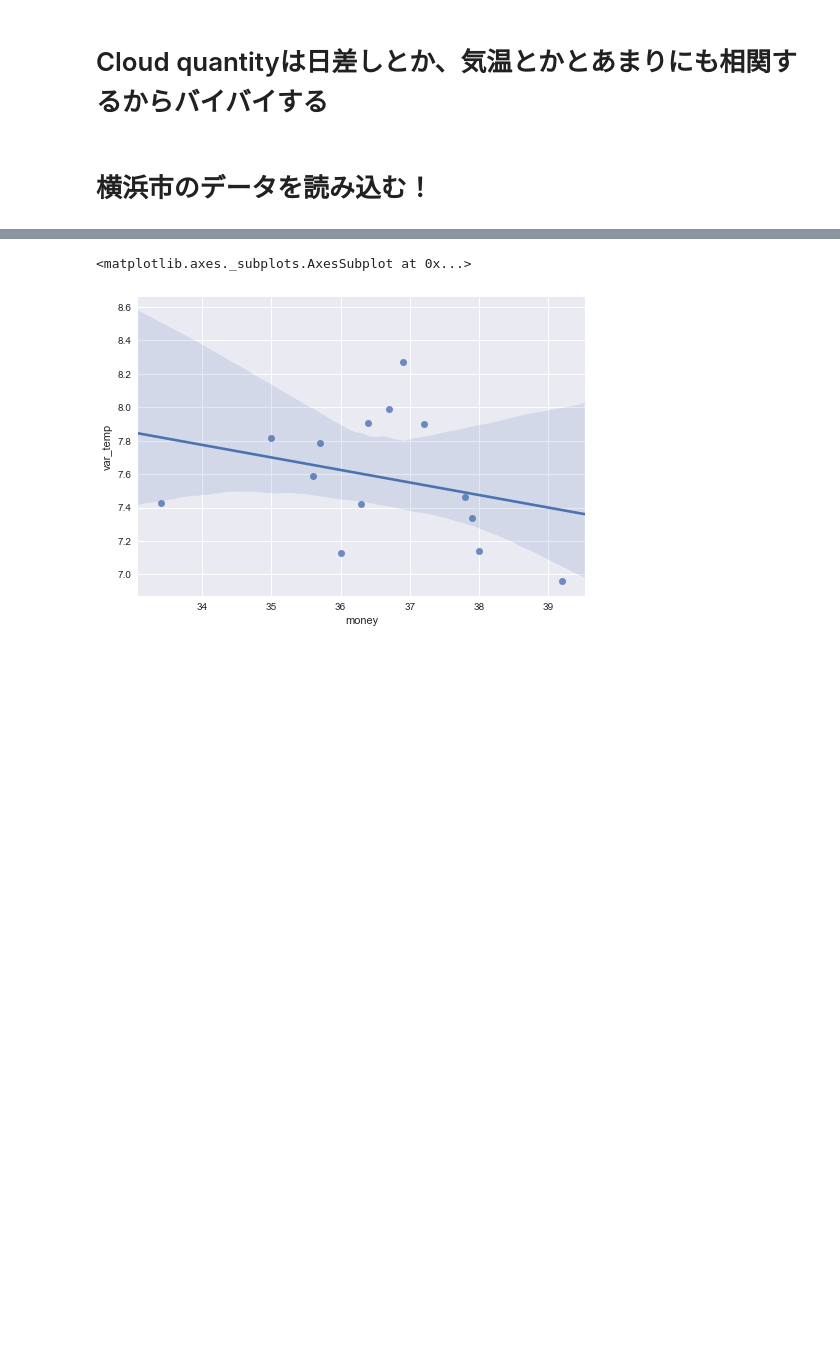
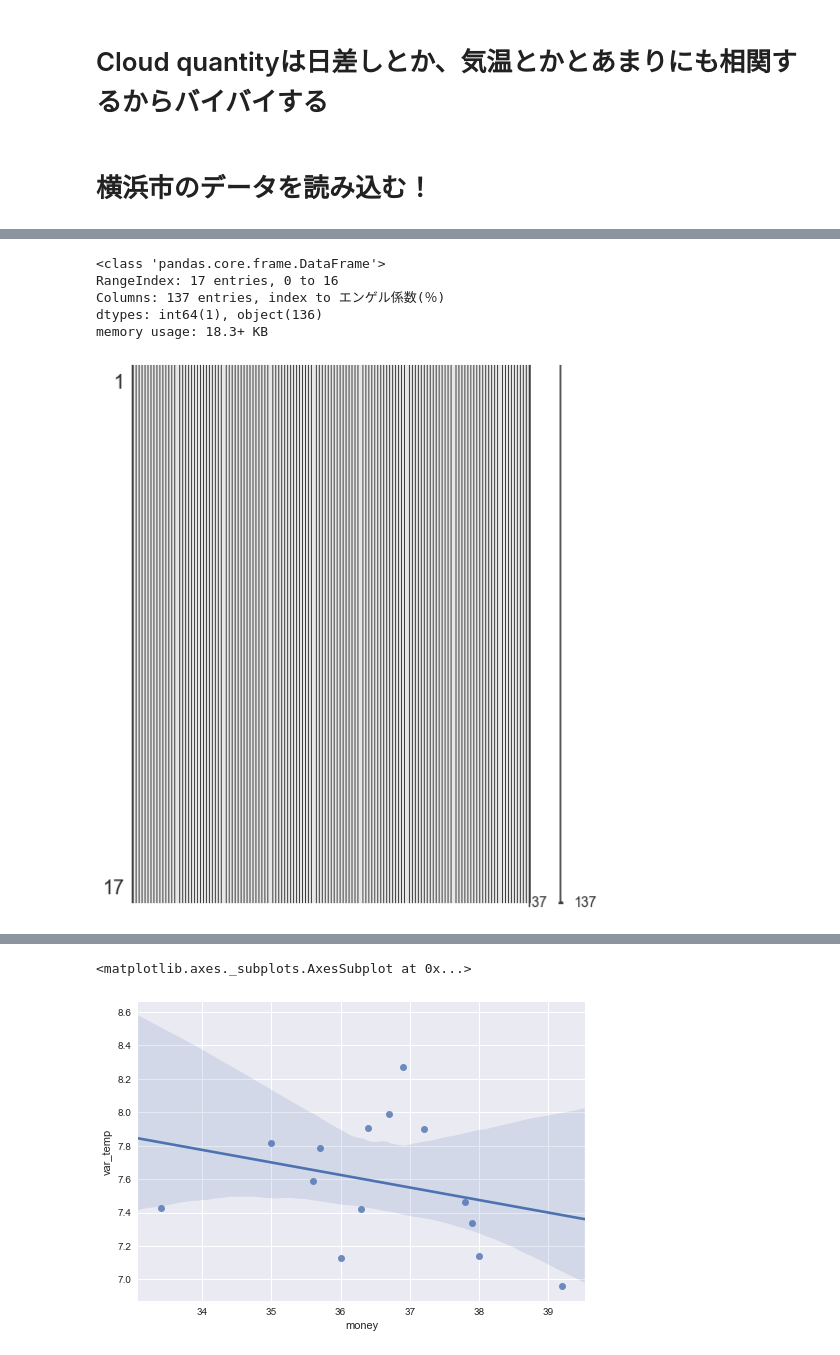
Before and after one commit to taishiroyamada/graduation_thesis_dayo, a Jupyter notebook: sotsuron_data4.ipynb, the cells around one changed output, grey strips where cells are left out. Saved outputs shown, nothing was run; the diff lists cells and outputs as text; code cells hidden in the pictures; blank space fills up the shorter version.

```diff
--- a/sotsuron_data4.ipynb
+++ b/sotsuron_data4.ipynb
@@ -197,4 +197,4 @@ w_data = w_data.drop(['avg_cloud_quantity'],axis=1)
 # %% [markdown]
 # 横浜市のデータを読み込む！
 # %%
-econ = pd.read_excel('~/Downloads/.',delimiter=',')
+econ = pd.read_excel('yokohamashi_data.xlsx',sheetname='all')
@@ -247,0 +210,3 @@ yt_data['money'].plot()
+# %%
+econ = econ.T
+econ.head()
@@ -247,0 +221,3 @@ yt_data['money'].plot()
+# %%
+econ = econ.reset_index(col_fill='year')
+econ.head()
@@ -247,0 +232,14 @@ yt_data['money'].plot()
+# %%
+# データの中身
+econ.info()
+# %% [output]
+<class 'pandas.core.frame.DataFrame'>
+RangeIndex: 17 entries, 0 to 16
+Columns: 137 entries, index to エンゲル係数(％)
+dtypes: int64(1), object(136)
+memory usage: 18.3+ KB
+# %%
+#欠損値確認
+msno.matrix(df=econ,figsize=(8,10))
+# %% [output]
+[figure, added]
```
Also changed, not shown: parts of 9 cells of this notebook, 1 other file.
